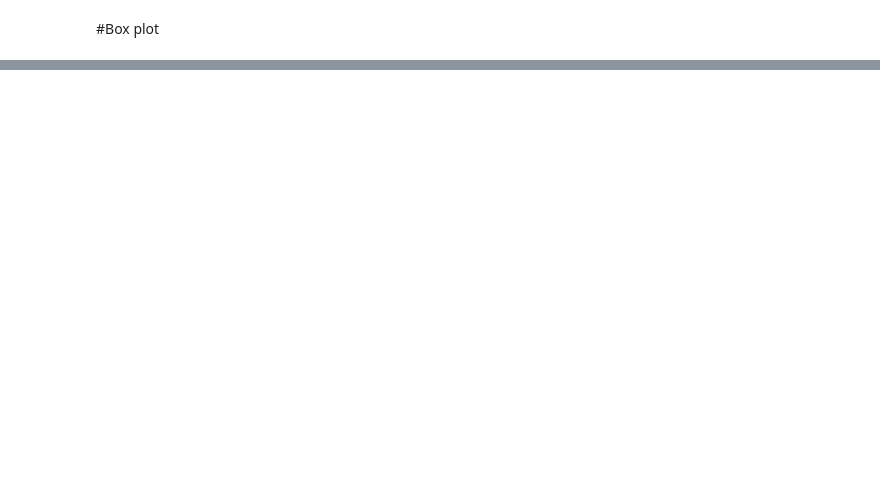
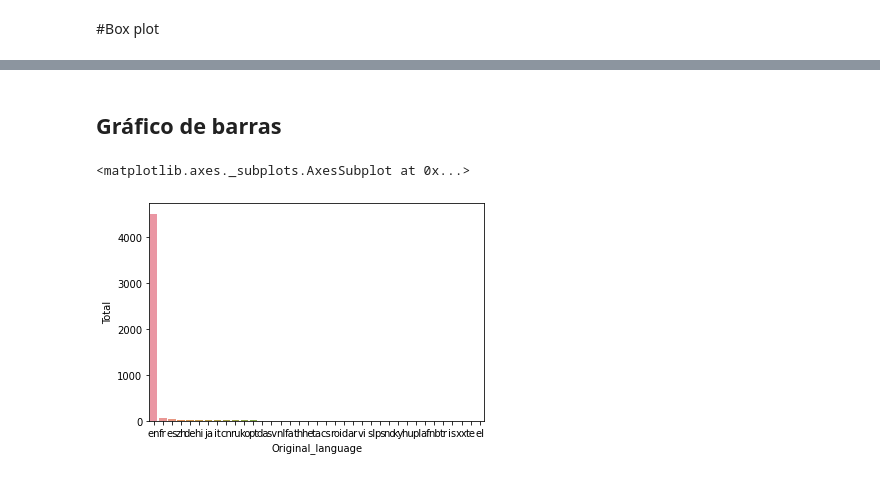
Before and after one commit to gabrielavillagran/Desenvolve, a Jupyter notebook: Exploração_de_dados.ipynb, the cells around one changed output, grey strips where cells are left out. Saved outputs shown, nothing was run; the diff lists cells and outputs as text; code cells hidden in the pictures; blank space fills up the shorter version.

```diff
--- a/Exploração_de_dados.ipynb
+++ b/Exploração_de_dados.ipynb
@@ -109,2 +115,5 @@ min         0.500000
 max         5.000000
 Name: notas, dtype: float64
+# %%
+tmdb = pd.read_csv('tmdb_5000_movies.csv')
+tmdb.head()
@@ -110,0 +185,13 @@ Name: notas, dtype: float64
+# %%
+# para transformar em um DataFrame
+
+"""contagem_de_lingua = tmdb['original_language'].value_counts()
+contagem_de_lingua = pd.DataFrame(categoria_idioma)
+contagem_de_lingua"""
+
+# ou
+# temos um indice e uma coluna poque é uma Series, se queremos transformar o indice em uma coluna
+#temos que resetar o index
+
+contagem_de_lingua = tmdb['original_language'].value_counts().to_frame().reset_index()
+contagem_de_lingua
@@ -110,0 +216,4 @@ Name: notas, dtype: float64
+# %%
+# Renomeando as colunas
+contagem_de_lingua.columns = ["Original_language","Total"]
+contagem_de_lingua.head()
@@ -110,0 +227,13 @@ Name: notas, dtype: float64
+# %% [markdown]
+## Gráfico de barras
+# %%
+# Para visualizar as categorias
+# Vamos plotar as categorias
+
+# Para o grafico de barras e necessario colocar o eixo x e eixo y e os dados "data"
+sns.barplot(x = 'Original_language', y='Total', data = contagem_de_lingua)
+
+# Tipo de plot mais baixo nivel onde conseguimos ter um controle melhor do plot
+# %% [output]
+<matplotlib.axes._subplots.AxesSubplot at 0x...>
+[figure, added]
```
Also changed, not shown: parts of 71 cells of this notebook.
